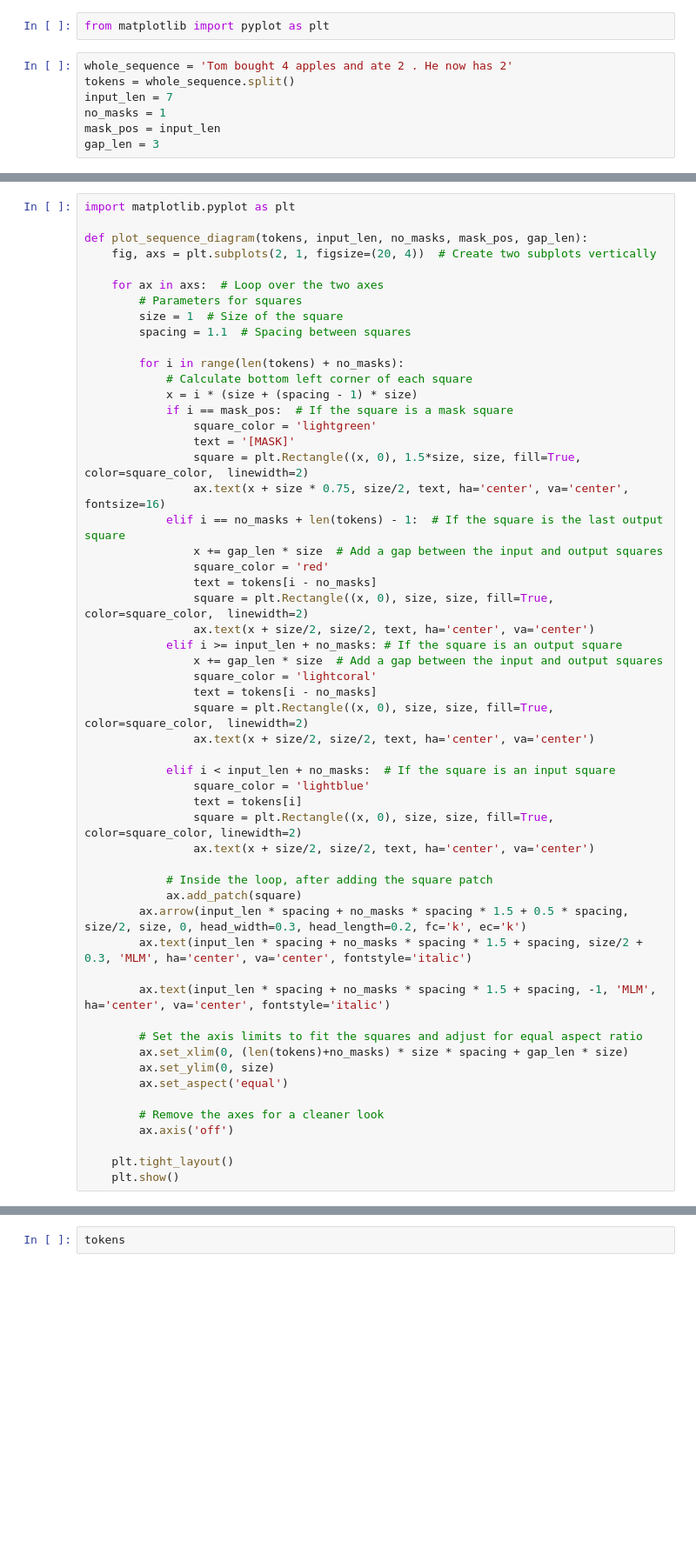
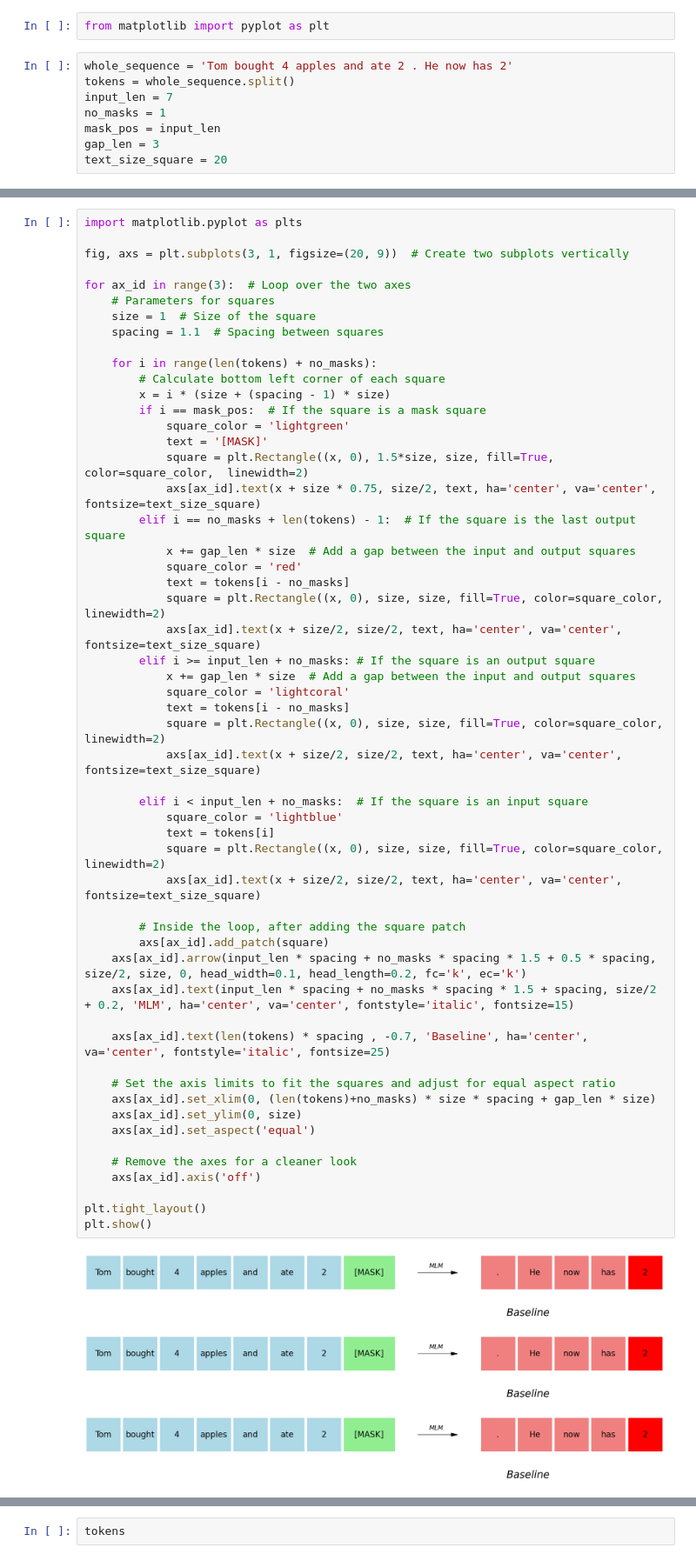
Before and after one commit to tomyoung903/MLM_inconsistencies, a Jupyter notebook: publication/draw.ipynb, the cells around one changed output, grey strips where cells are left out. Shown at 87% size. Cells and saved outputs as stored; diff of their text form; blank space fills up the shorter version.

```diff
--- a/publication/draw.ipynb
+++ b/publication/draw.ipynb
@@ -7,4 +7,5 @@ input_len = 7
 no_masks = 1
 mask_pos = input_len
 gap_len = 3
+text_size_square = 20
 # %%
@@ -61,57 +62,58 @@ plt.show()
 # %% [output]
 [figure]
 # %%
-import matplotlib.pyplot as plt
+import matplotlib.pyplot as plts
 
-def plot_sequence_diagram(tokens, input_len, no_masks, mask_pos, gap_len):
-    fig, axs = plt.subplots(2, 1, figsize=(20, 4))  # Create two subplots vertically
+fig, axs = plt.subplots(3, 1, figsize=(20, 9))  # Create two subplots vertically
 
-    for ax in axs:  # Loop over the two axes
-        # Parameters for squares
-        size = 1  # Size of the square
-        spacing = 1.1  # Spacing between squares
+for ax_id in range(3):  # Loop over the two axes
+    # Parameters for squares
+    size = 1  # Size of the square
+    spacing = 1.1  # Spacing between squares
 
-        for i in range(len(tokens) + no_masks):
-            # Calculate bottom left corner of each square
-            x = i * (size + (spacing - 1) * size)
-            if i == mask_pos:  # If the square is a mask square
-                square_color = 'lightgreen'
-                text = '[MASK]'
-                square = plt.Rectangle((x, 0), 1.5*size, size, fill=True, color=square_color,  linewidth=2)
-                ax.text(x + size * 0.75, size/2, text, ha='center', va='center', fontsize=16)
-            elif i == no_masks + len(tokens) - 1:  # If the square is the last output square
-                x += gap_len * size  # Add a gap between the input and output squares
-                square_color = 'red'
-                text = tokens[i - no_masks]
-                square = plt.Rectangle((x, 0), size, size, fill=True, color=square_color,  linewidth=2)
-                ax.text(x + size/2, size/2, text, ha='center', va='center')
-            elif i >= input_len + no_masks: # If the square is an output square
-                x += gap_len * size  # Add a gap between the input and output squares
-                square_color = 'lightcoral'
-                text = tokens[i - no_masks]
-                square = plt.Rectangle((x, 0), size, size, fill=True, color=square_color,  linewidth=2)
-                ax.text(x + size/2, size/2, text, ha='center', va='center')
+    for i in range(len(tokens) + no_masks):
+        # Calculate bottom left corner of each square
+        x = i * (size + (spacing - 1) * size)
+        if i == mask_pos:  # If the square is a mask square
+            square_color = 'lightgreen'
+            text = '[MASK]'
+            square = plt.Rectangle((x, 0), 1.5*size, size, fill=True, color=square_color,  linewidth=2)
+            axs[ax_id].text(x + size * 0.75, size/2, text, ha='center', va='center', fontsize=text_size_square)
+        elif i == no_masks + len(tokens) - 1:  # If the square is the last output square
+            x += gap_len * size  # Add a gap between the input and output squares
+            square_color = 'red'
+            text = tokens[i - no_masks]
+            square = plt.Rectangle((x, 0), size, size, fill=True, color=square_color,  linewidth=2)
+            axs[ax_id].text(x + size/2, size/2, text, ha='center', va='center', fontsize=text_size_square)
+        elif i >= input_len + no_masks: # If the square is an output square
+            x += gap_len * size  # Add a gap between the input and output squares
+            square_color = 'lightcoral'
+            text = tokens[i - no_masks]
+            square = plt.Rectangle((x, 0), size, size, fill=True, color=square_color,  linewidth=2)
+            axs[ax_id].text(x + size/2, size/2, text, ha='center', va='center', fontsize=text_size_square)
 
-            elif i < input_len + no_masks:  # If the square is an input square
-                square_color = 'lightblue'
-                text = tokens[i]
-                square = plt.Rectangle((x, 0), size, size, fill=True, color=square_color, linewidth=2)
-                ax.text(x + size/2, size/2, text, ha='center', va='center')
+        elif i < input_len + no_masks:  # If the square is an input square
+            square_color = 'lightblue'
+            text = tokens[i]
+            square = plt.Rectangle((x, 0), size, size, fill=True, color=square_color, linewidth=2)
+            axs[ax_id].text(x + size/2, size/2, text, ha='center', va='center', fontsize=text_size_square)
 
-            # Inside the loop, after adding the square patch
-            ax.add_patch(square)
-        ax.arrow(input_len * spacing + no_masks * spacing * 1.5 + 0.5 * spacing, size/2, size, 0, head_width=0.3, head_length=0.2, fc='k', ec='k')
-        ax.text(input_len * spacing + no_masks * spacing * 1.5 + spacing, size/2 + 0.3, 'MLM', ha='center', va='center', fontstyle='italic')
+        # Inside the loop, after adding the square patch
+        axs[ax_id].add_patch(square)
+    axs[ax_id].arrow(input_len * spacing + no_masks * spacing * 1.5 + 0.5 * spacing, size/2, size, 0, head_width=0.1, head_length=0.2, fc='k', ec='k')
+    axs[ax_id].text(input_len * spacing + no_masks * spacing * 1.5 + spacing, size/2 + 0.2, 'MLM', ha='center', va='center', fontstyle='italic', fontsize=15)
 
-        ax.text(input_len * spacing + no_masks * spacing * 1.5 + spacing, -1, 'MLM', ha='center', va='center', fontstyle='italic')
+    axs[ax_id].text(len(tokens) * spacing , -0.7, 'Baseline', ha='center', va='center', fontstyle='italic', fontsize=25)
 
-        # Set the axis limits to fit the squares and adjust for equal aspect ratio
-        ax.set_xlim(0, (len(tokens)+no_masks) * size * spacing + gap_len * size)
-        ax.set_ylim(0, size)
-        ax.set_aspect('equal')
+    # Set the axis limits to fit the squares and adjust for equal aspect ratio
+    axs[ax_id].set_xlim(0, (len(tokens)+no_masks) * size * spacing + gap_len * size)
+    axs[ax_id].set_ylim(0, size)
+    axs[ax_id].set_aspect('equal')
 
-        # Remove the axes for a cleaner look
-        ax.axis('off')
+    # Remove the axes for a cleaner look
+    axs[ax_id].axis('off')
 
-    plt.tight_layout()
-    plt.show()
+plt.tight_layout()
+plt.show()
+# %% [output]
+[figure, added]
```
Also changed, not shown: parts of 2 cells of this notebook.
